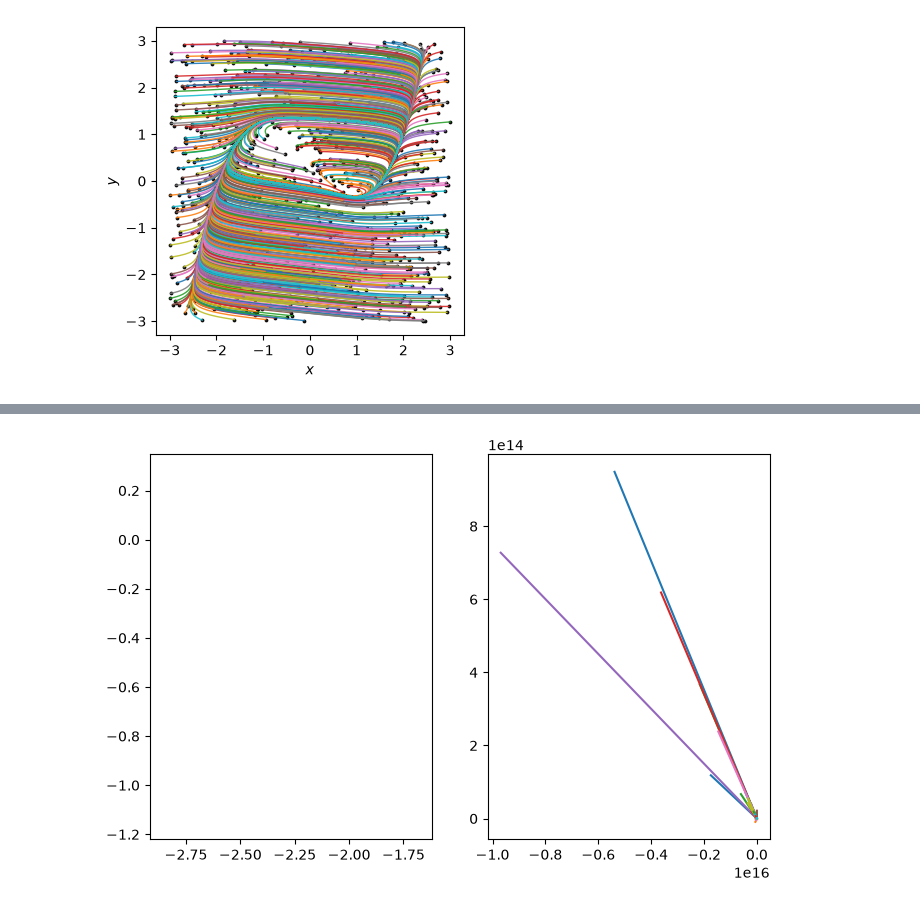
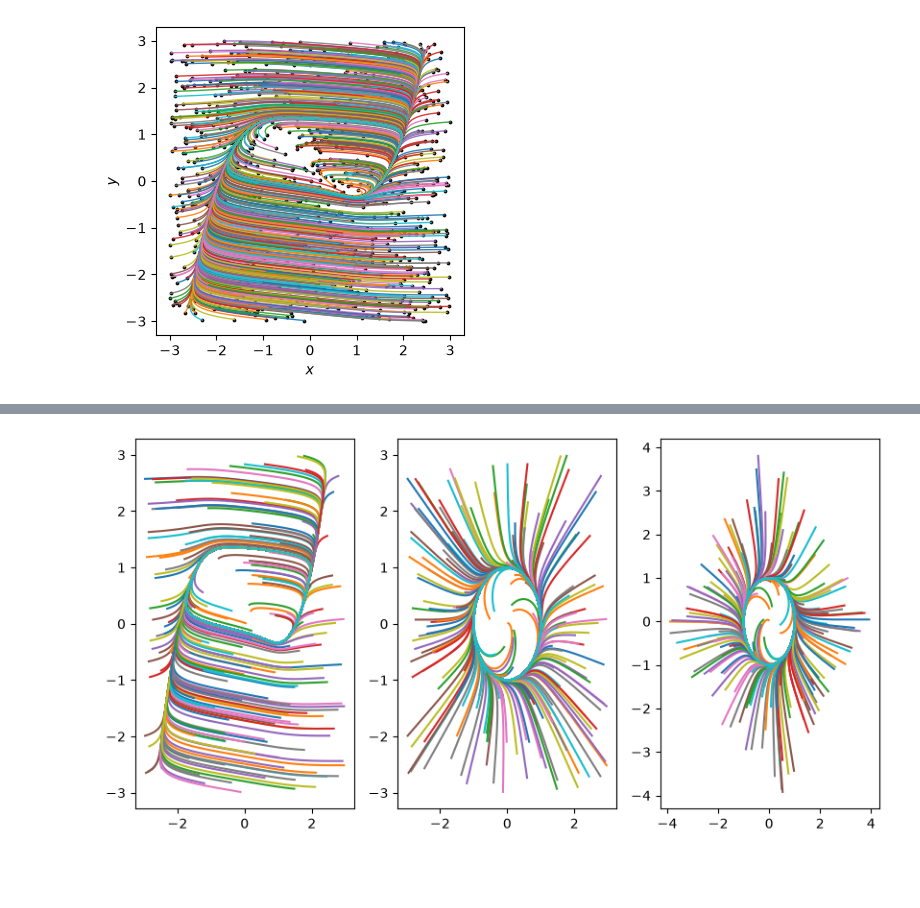
Before and after one commit to Jhko725/deep_isochron, a Jupyter notebook: prototype.ipynb, the cells around one changed output, grey strips where cells are left out. Drawn from its saved outputs; the diff is of its cells as text; code cells hidden in the pictures; blank space fills up the shorter version.

Commit message:
Fixed a bug in the monotonic rq spline transform implementation, invertibility now working correctly

```diff
--- a/prototype.ipynb
+++ b/prototype.ipynb
@@ -45,0 +45,9 @@ out.shape
+# %%
+def cartesian_to_polar(xy):
+    x, y = xy
+    return jnp.stack((jnp.hypot(x, y), jnp.arctan2(y, x)))
+
+
+def polar_to_cartesian(rtheta):
+    r, theta = rtheta
+    return jnp.stack((r * jnp.cos(theta), r * jnp.sin(theta)))
@@ -46,15 +67,11 @@ out.shape
 # %%
-from deep_isochron.model.invertible import AbstractInvertibleTransform
-from deep_isochron.model.latent_dynamics import AbstractLatentDynamics
-
-
 class LatentDynamicsConverter(eqx.Module):
-    latent_dynamics: AbstractLatentDynamics
+    latent_dynamics: AbstractLatentDynamics | AbstractODE
     bijection: AbstractInvertibleTransform
 
     def __init__(
         self,
-        latent_dynamics: AbstractLatentDynamics,
+        latent_dynamics: AbstractLatentDynamics | AbstractODE,
         bijection: AbstractInvertibleTransform,
     ):
         self.latent_dynamics = latent_dynamics
@@ -71,7 +88,11 @@ class LatentDynamicsConverter(eqx.Module):
         return_latent_trajectory: bool = True,
     ) -> tuple[Float[Array, "time obs_dim"], Float[Array, "time latent_dim"] | None]:
         y0: Float[Array, " latent_dim"] = self.bijection(x0)
-        yt: Float[Array, "time latent_dim"] = self.latent_dynamics(ts, y0)
+        y0_polar = cartesian_to_polar(y0)
+        yt_polar: Float[Array, "time latent_dim"] = self.latent_dynamics.solve(
+            ts, y0_polar, max_steps=8192, atol=1e-6, rtol=1e-4, solver=dfx.Kvaerno5()
+        )
+        yt = jax.vmap(polar_to_cartesian)(yt_polar)
         xt: Float[Array, "time obs_dim"] = eqx.filter_vmap(self.bijection.inverse)(yt)
 
         if return_latent_trajectory:
@@ -158,7 +171,8 @@ sol = dfx.diffeqsolve(
 )
 # %%
 n_trajs = 1000
-t = jnp.arange(0, 50 + 0.01, 0.01)
+t_end = 20
+t = jnp.arange(0, t_end + 0.01, 0.01)
 
 
 def solve_single(
@@ -199,3 +213,7 @@ ax.set_ylabel("$y$")
 ax.set_aspect("equal")
 # %% [output]
 [figure]
+# %%
+fig, axes = plt.subplots(2, 1, figsize=(5, 3), sharex=True)
+for i, ax in enumerate(axes):
+    ax.plot(t, u_train[0, :, i], alpha=0.9, linewidth=1.0)
@@ -207,10 +238,11 @@ u_pred.shape
 # %%
-fig, axes = plt.subplots(1, 2, figsize=(8, 5))
+fig, axes = plt.subplots(1, 3, figsize=(10, 5))
 for i in range(0, len(u_pred), 5):
-    axes[0].plot(*u_pred[i].T)
-    axes[1].plot(*y_pred[i].T)
+    axes[0].plot(*u_train[i].T)
+    axes[1].plot(*u_pred[i].T)
+    axes[2].plot(*y_pred[i].T)
 # %% [output]
-[figure, old version]
+[figure, new version]
 # %%
 u_train_ae = eqx.filter_vmap(
     lambda x: autoencoder.bijection.inverse(autoencoder.bijection(x))
```
Also changed, not shown: parts of 37 cells of this notebook, 14 other files.
